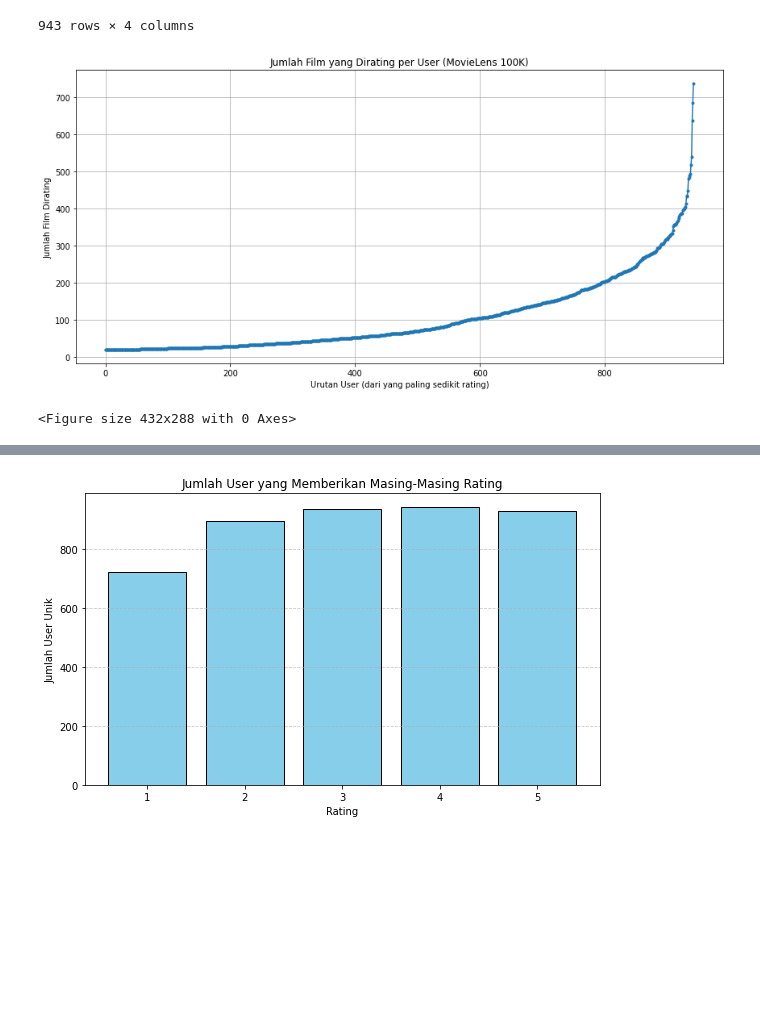
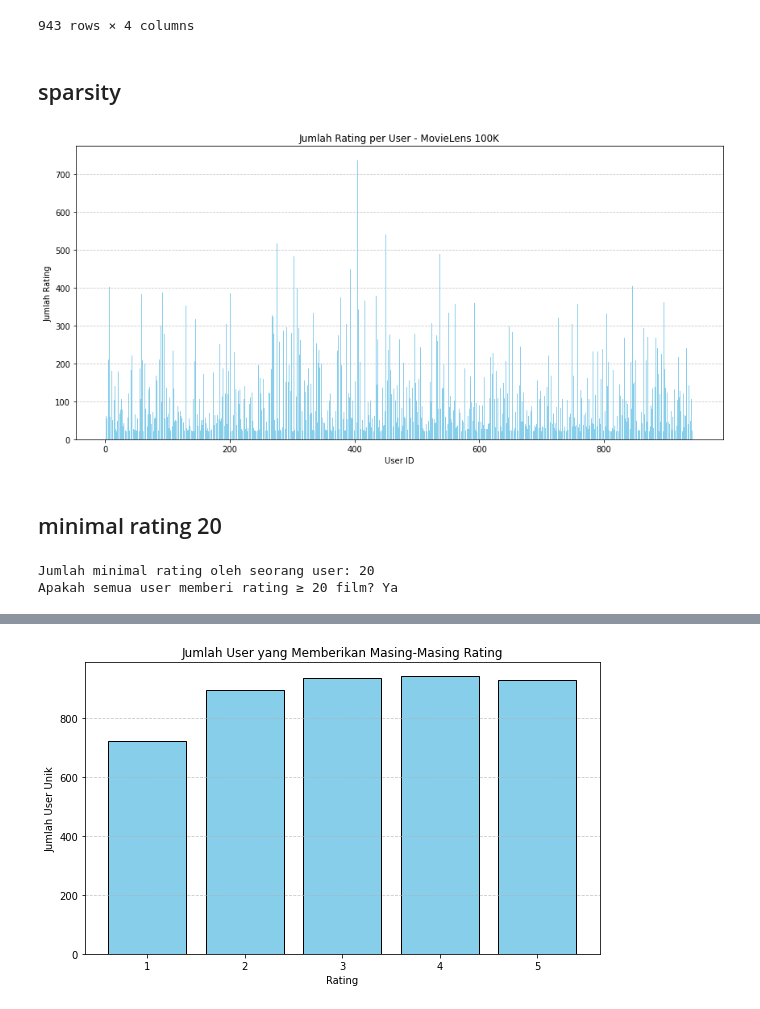
Before and after one commit to alfiiinur/setBasedImplentasi, a Jupyter notebook: EDA.ipynb, the cells around one changed output, grey strips where cells are left out. Drawn from its saved outputs; the diff is of its cells as text; code cells hidden in the pictures; blank space fills up the shorter version.

```diff
--- a/EDA.ipynb
+++ b/EDA.ipynb
@@ -89,32 +89,54 @@ dataset_Uuser
 | 941 | 942 | 48 | F | librarian |
 | 942 | 943 | 22 | M | student |
 943 rows × 4 columns
+# %% [markdown]
+## sparsity
 # %%
 import pandas as pd
 import matplotlib.pyplot as plt
 
-# Baca data rating
-df = pd.read_csv('ml-100k/u.data', sep='\t', names=['user_id', 'movie_id', 'rating', 'timestamp'])
+# 1. Load data
+column_names = ['user_id', 'item_id', 'rating', 'timestamp']
+df = pd.read_csv('ml-100k/u.data', sep='\t', names=column_names)
 
-# Hitung jumlah film yang dirating per user, dari paling sedikit ke paling banyak
-user_rating_counts = df.groupby('user_id').size().sort_values(ascending=True).reset_index()
-user_rating_counts.columns = ['user_id', 'rating_count']
+# 2. Hitung jumlah rating per user
+ratings_per_user = df['user_id'].value_counts().sort_index()
 
-# Plot
+# 3. Plot
 plt.figure(figsize=(12, 6))
-plt.plot(range(len(user_rating_counts)), user_rating_counts['rating_count'], marker='o', linestyle='-', markersize=3)
-plt.title('Jumlah Film yang Dirating per User (MovieLens 100K)')
-plt.xlabel('Urutan User (dari yang paling sedikit rating)')
-plt.ylabel('Jumlah Film Dirating')
-plt.grid(True)
+plt.bar(ratings_per_user.index, ratings_per_user.values, color='skyblue')
+plt.xlabel('User ID')
+plt.ylabel('Jumlah Rating')
+plt.title('Jumlah Rating per User - MovieLens 100K')
+plt.grid(axis='y', linestyle='--', alpha=0.7)
 plt.tight_layout()
-plt.savefig('eda_Img/jumlah_rating_per_user_sorted.png')
 plt.show()
 # %% [output]
-[figure, old version]
+[figure, new version]
-# %%
-#export png
-
-exportFig1 = pl.savefig('fig1.png')
-# %% [output]
-<Figure size 432x288 with 0 Axes>
+# %% [markdown]
+## minimal rating 20
+# %%
+import pandas as pd
+
+# 1. Load data
+column_names = ['user_id', 'item_id', 'rating', 'timestamp']
+df = pd.read_csv('ml-100k/u.data', sep='\t', names=column_names)
+
+# 2. Hitung jumlah rating per user
+ratings_per_user = df['user_id'].value_counts()
+
+# 3. Cek apakah semua user memberi rating minimal 20 film
+min_ratings = ratings_per_user.min()
+all_users_20_plus = (ratings_per_user >= 20).all()
+
+print(f"Jumlah minimal rating oleh seorang user: {min_ratings}")
+print(f"Apakah semua user memberi rating ≥ 20 film? {'Ya' if all_users_20_plus else 'Tidak'}")
+
+# (Opsional) Tampilkan user yang memberi < 20 rating (kalau ada)
+if not all_users_20_plus:
+    under_20_users = ratings_per_user[ratings_per_user < 20]
+    print("\nUser dengan rating < 20:")
+    print(under_20_users)
+# %% [output]
+Jumlah minimal rating oleh seorang user: 20
+Apakah semua user memberi rating ≥ 20 film? Ya
```
Also changed, not shown: parts of 5 cells of this notebook, 11 other files.
